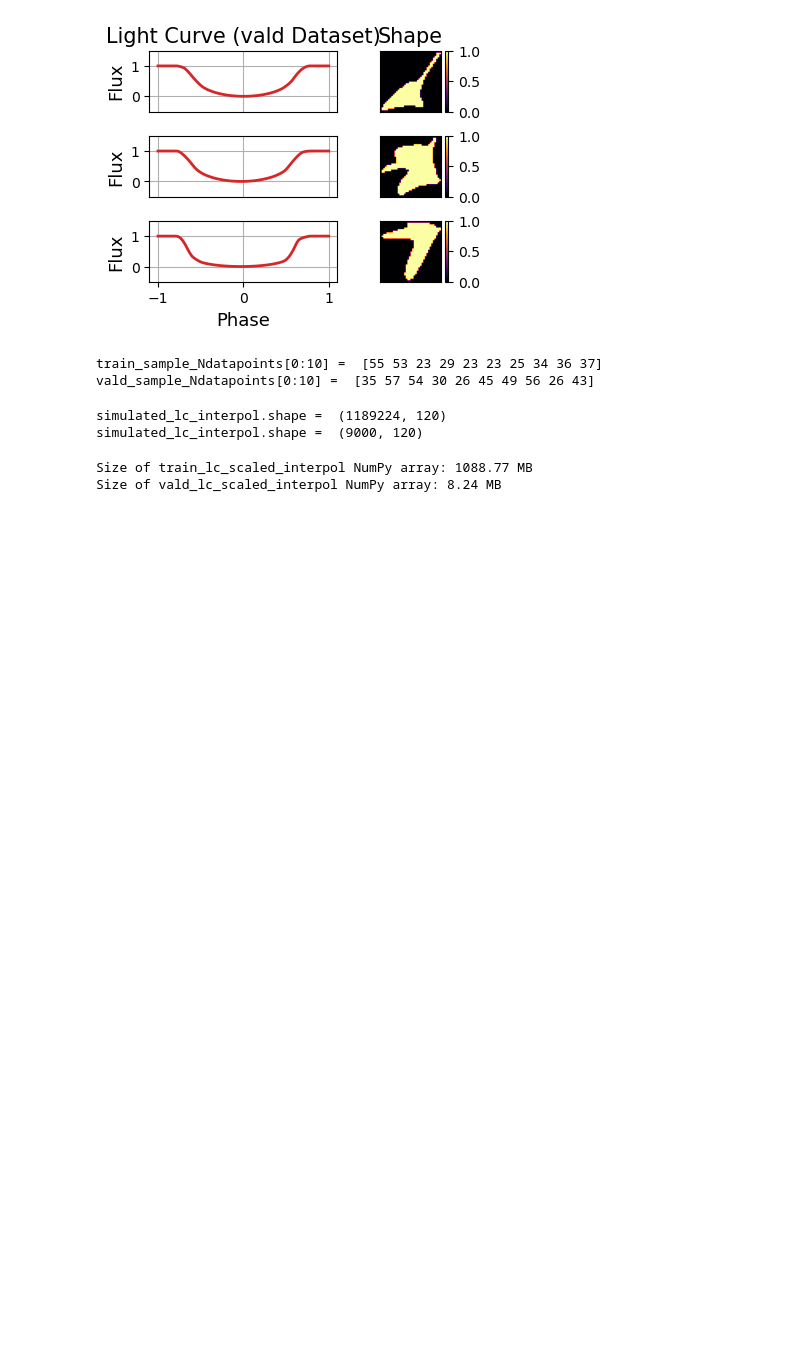
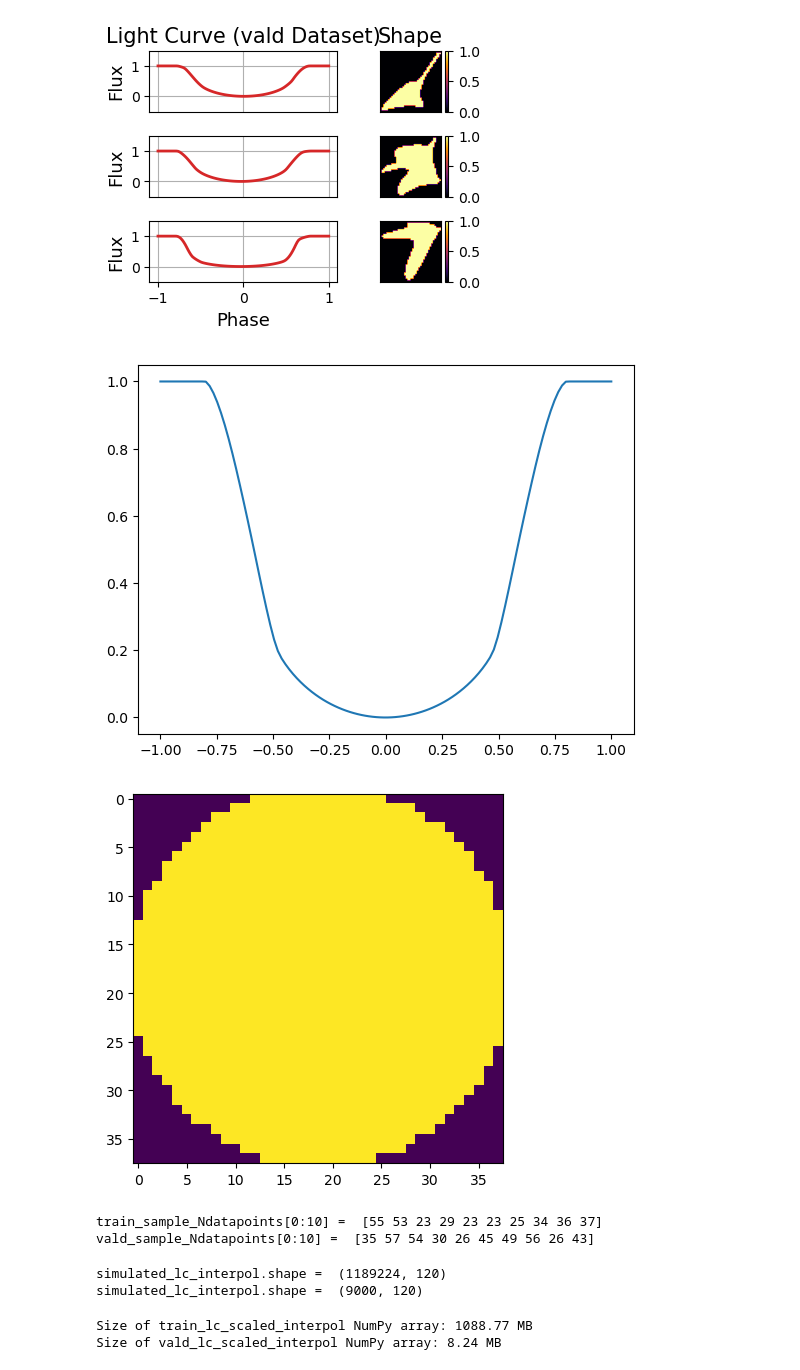
Before and after one commit to abrahammathews2000/mega, a Jupyter notebook: ml_training/ML_model_v5_noise_nine_LDCs-training_only.ipynb, the cells around one changed output. Saved outputs shown, nothing was run; the diff lists cells and outputs as text; code cells hidden in the pictures; blank space fills up the shorter version.

```diff
--- a/ml_training/ML_model_v5_noise_nine_LDCs-training_only.ipynb
+++ b/ml_training/ML_model_v5_noise_nine_LDCs-training_only.ipynb
@@ -171,6 +171,16 @@ for i in np.arange(0,num):
     i = i + 1
 # %% [output]
 [figure]
+# %%
+plt.plot(np.linspace(-1,1,len(train_lc_scaled_append[0])),train_lc_scaled_append[0])
+plt.show()
+plt.imshow(train_shape[0])
+plt.show()
+
+np.savetxt("circle8bit_0_5_0_005.csv", train_lc_scaled_append[0], delimiter=',')
+# %% [output]
+[figure, added]
+[figure, added]
 # %%
 # Array of number of datapoints to sample
 rng = np.random.default_rng()
```
Also changed, not shown: parts of 2 cells of this notebook.
